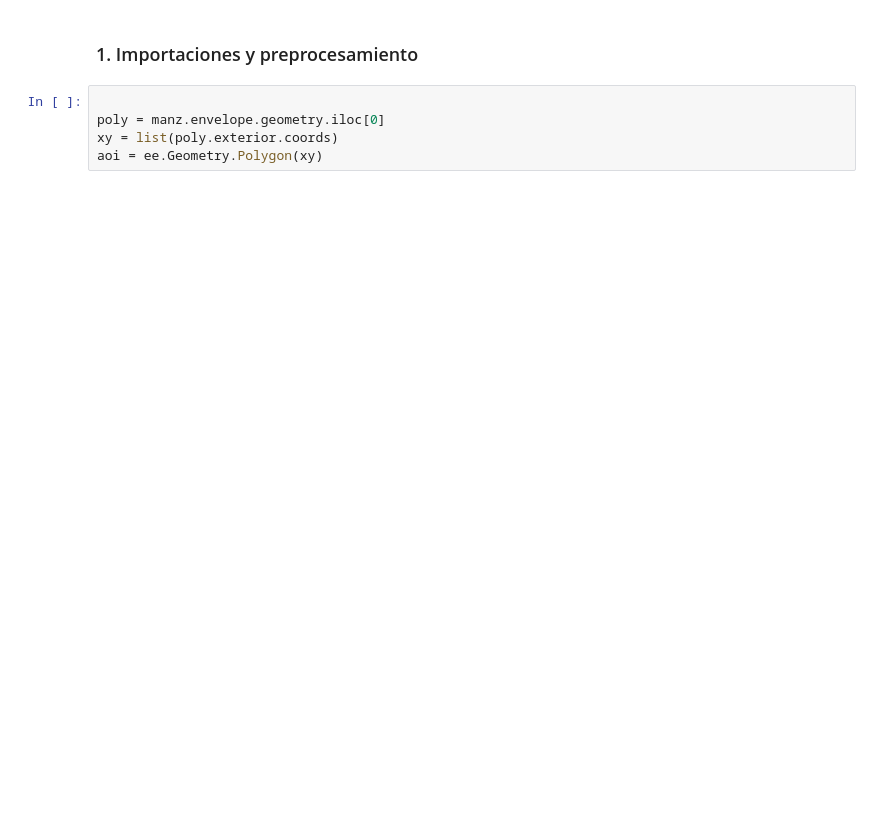
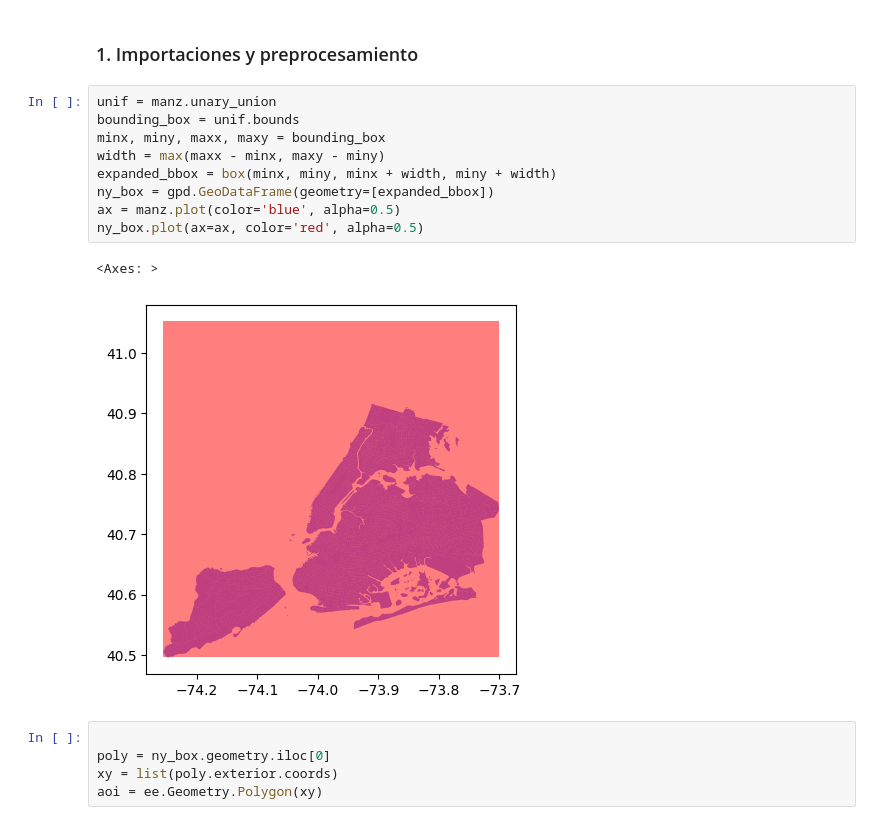
Before and after one commit to Larraguibel/HeatIslandsWV, a Jupyter notebook: vaw.ipynb, the cells around one changed output. Saved outputs shown, nothing was run; the diff lists cells and outputs as text; blank space fills up the shorter version.

```diff
--- a/vaw.ipynb
+++ b/vaw.ipynb
@@ -18,7 +27,19 @@ useful_crimes.head(1)
 # %% [markdown]
 ### 1. Importaciones y preprocesamiento
+# %%
+unif = manz.unary_union
+bounding_box = unif.bounds
+minx, miny, maxx, maxy = bounding_box
+width = max(maxx - minx, maxy - miny)
+expanded_bbox = box(minx, miny, minx + width, miny + width)
+ny_box = gpd.GeoDataFrame(geometry=[expanded_bbox])
+ax = manz.plot(color='blue', alpha=0.5)
+ny_box.plot(ax=ax, color='red', alpha=0.5)
+# %% [output]
+<Axes: >
+[figure, added]
 # %%
 
-poly = manz.envelope.geometry.iloc[0]
+poly = ny_box.geometry.iloc[0]
 xy = list(poly.exterior.coords)
 aoi = ee.Geometry.Polygon(xy)
```
Also changed, not shown: parts of 13 cells of this notebook.
